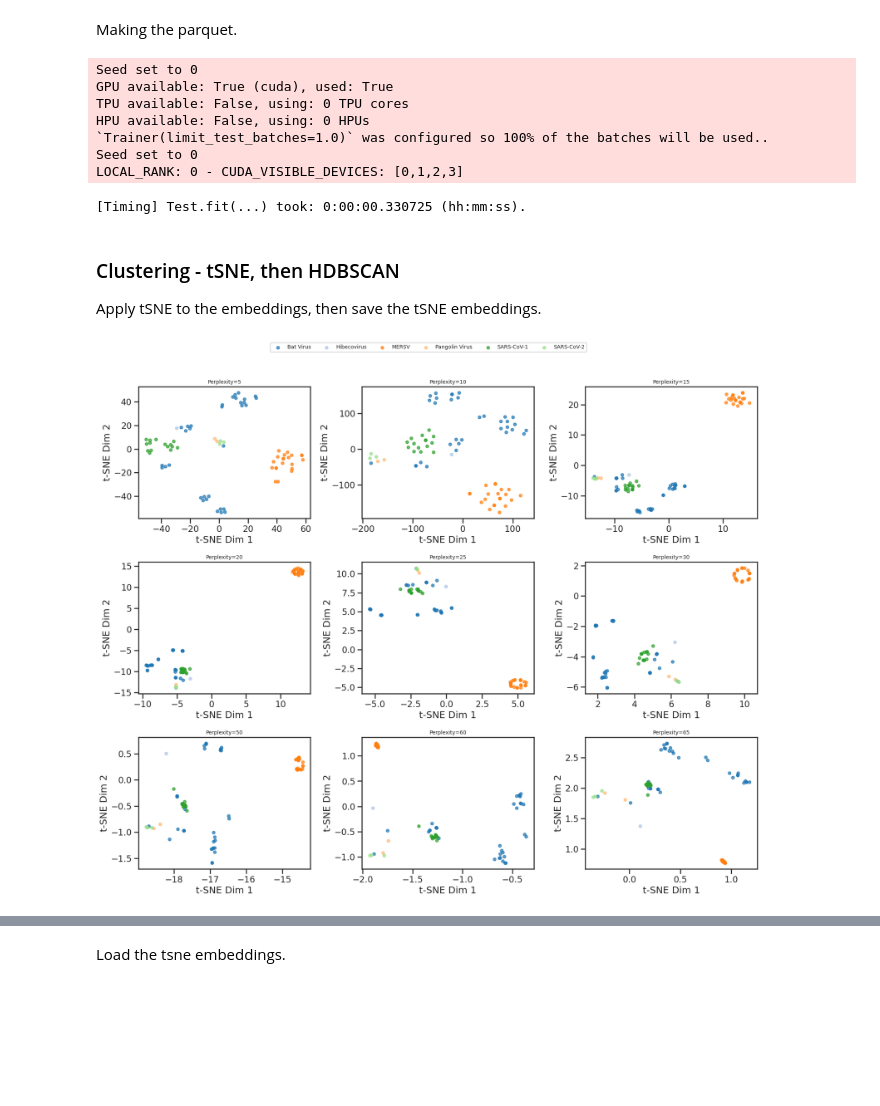
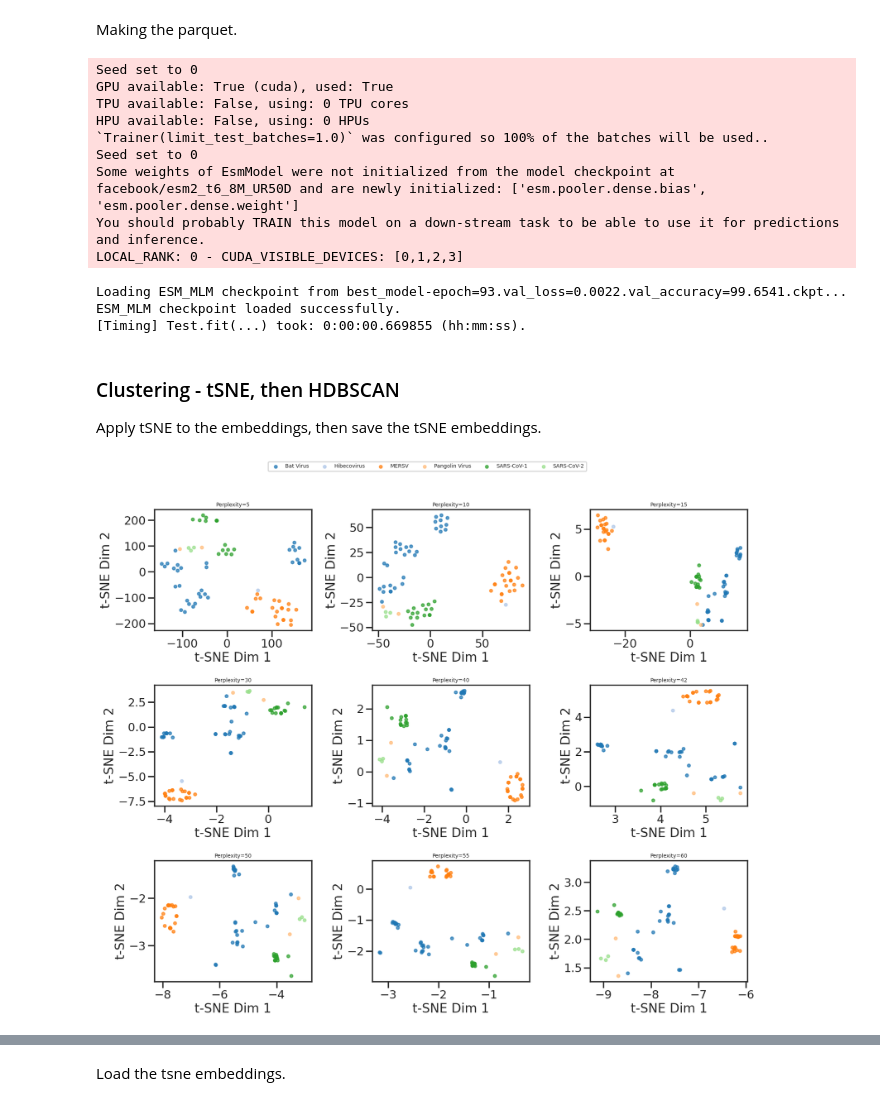
Before and after one commit to lanl/prime, a Jupyter notebook: notebooks/clustering/hdbscan_clustering-betacov.ipynb, the cells around one changed output, grey strips where cells are left out. Cells and saved outputs as stored; diff of their text form; code cells hidden in the pictures; blank space fills up the shorter version.

```diff
--- a/notebooks/clustering/hdbscan_clustering-betacov.ipynb
+++ b/notebooks/clustering/hdbscan_clustering-betacov.ipynb
@@ -17,7 +17,7 @@ import datetime
 import pandas as pd
 from torch.utils.data import Dataset, DataLoader
 
-from transformers import EsmTokenizer, EsmForMaskedLM
+from transformers import EsmTokenizer, EsmModel
 
 import lightning as L
 
@@ -74,21 +74,55 @@ class BetaCovDataModule(L.LightningDataModule):
         )
 
 class LightningProteinEsmEmbedder(L.LightningModule):
-    def __init__(self, max_len: int, csv_file:str, esm_version="facebook/esm2_t6_8M_UR50D", checkpoint=None):
+    def __init__(self, max_len: int, csv_file:str, esm_version="facebook/esm2_t6_8M_UR50D", from_esm_mlm=None):
         super().__init__()
         self.tokenizer = EsmTokenizer.from_pretrained(esm_version, cache_dir="../../.cache")
-        self.model = EsmForMaskedLM.from_pretrained(esm_version, cache_dir="../../.cache")
+        self.model = EsmModel.from_pretrained(esm_version, cache_dir="../../.cache")
+        self.from_esm_mlm = from_esm_mlm
         self.max_len = max_len
         self.csv_file = csv_file
         self.batch_dataframes = []
 
-        # Load fine-tuned weights from Lightning ckpt
-        if checkpoint is not None:
-            ckpt = torch.load(checkpoint, map_location="cpu")
-            self.load_state_dict(ckpt["state_dict"], strict=False)
+        # Load fine-tuned weights from Lightning ESM_MLM ckpt
+        if from_esm_mlm is not None:
+            if trainer.global_rank == 0: print(f"Loading ESM_MLM checkpoint from {from_esm_mlm}...")
 
-    def forward(self, x):
-        return self.model(**x, output_hidden_states=True)
+            ckpt = torch.load(from_esm_mlm, map_location="cpu")
+            state_dict = ckpt["state_dict"]
+
+            # Remove "model." prefix and filter out EsmMaskedLM specific keys
+            new_state_dict = {}
+            for key, value in state_dict.items():
+                # Remove "model." prefix
+                new_key = key.replace("model.esm.", "model.")
+
+                # Filter out EsmMaskedLM keys (e.g., lm_head.*)
+                if "lm_head" not in new_key:
+                    new_state_dict[new_key] = value
+
+            # Load weights non-strictly
+            missing, unexpected = self.load_state_dict(new_state_dict, strict=False)
+
+            # Define keys to ignore in missing list, these won't exist in the ESM_MLM
+            ignored_missing = {
+                'model.pooler.dense.weight', 'model.pooler.dense.bias'
+            }
+
+            # Filter out ignored missing keys
+            filtered_missing = [k for k in missing if k not in ignored_missing]
+
+            # Raise error if any unexpected keys are missing
+            if filtered_missing: raise RuntimeError(f"Missing unexpected keys from ESM_MLM checkpoint: {filtered_missing}")
+
+            if trainer.global_rank == 0:
+                print("ESM_MLM checkpoint loaded successfully.")
+
+                if unexpected: print("Unexpected keys:", unexpected)
+
+    def forward(self, input_ids, attention_mask):
+        esm_last_hidden_state = self.model(input_ids=input_ids, attention_mask=attention_mask).last_hidden_state # shape: [batch_size, sequence_length, embedding_dim]
+        esm_cls_embedding = esm_last_hidden_state[:, 0, :]  # CLS token embedding (sequence-level representations), [batch_size, embedding_dim]
+        return esm_cls_embedding
 
     def test_step(self, batch, batch_idx):
         seq_ids, variants, hosts, seqs = batch
@@ -96,8 +130,7 @@ class LightningProteinEsmEmbedder(L.LightningModule):
         tokenized_seqs = self.tokenizer(seqs, return_tensors="pt", padding=True, truncation=True, max_length=self.max_len)
         tokenized_seqs = {k: v.to(self.device) for k, v in tokenized_seqs.items()}
 
-        last_hidden_states = self(tokenized_seqs).hidden_states[-1]
-        cls_embeddings = last_hidden_states[:, 0, :]  # CLS token embedding (sequence-level representations)
+        cls_embeddings = self(input_ids=tokenized_seqs["input_ids"], attention_mask=tokenized_seqs["attention_mask"])
 
         # Create a DataFrame for the batch
         batch_df = pd.DataFrame({
@@ -114,7 +147,7 @@ class LightningProteinEsmEmbedder(L.LightningModule):
         result_df = pd.concat(self.batch_dataframes, ignore_index=True)
 
         # Save data to a Parquet file
-        save_as = self.csv_file.replace(".csv", "_CLS-embedded.parquet")
+        save_as = self.csv_file.replace(".csv", f"{'_from-esm-mlm' if self.from_esm_mlm is not None else ''}_CLS-embedded.parquet")
         result_df.to_parquet(save_as, index=False)
         print(f"Data saved to {save_as}.")
 
@@ -142,11 +175,11 @@ dm = BetaCovDataModule(
 dm.setup("test")
 
 model = LightningProteinEsmEmbedder(
-        max_len = dm.test_dataset.max_len + 2, # Account for CLS, EOS tokens
-        csv_file = os.path.join(data_dir, "betacoronavirus_seq.csv"),
-        esm_version="facebook/esm2_t6_8M_UR50D",
-        checkpoint="../../src/pnlp/ESM_MLM/logs/chicoma_version_21726715/ckpt/best_model-epoch=23.val_loss=0.0025.val_accuracy=99.6137.ckpt"
-    )
+    max_len = dm.test_dataset.max_len + 2, # Account for CLS, EOS tokens
+    csv_file = os.path.join(data_dir, "betacoronavirus_seq.csv"),
+    esm_version = "facebook/esm2_t6_8M_UR50D",
+    from_esm_mlm = "best_model-epoch=93.val_loss=0.0022.val_accuracy=99.6541.ckpt"
+)
 
 start_time = time.perf_counter()
 trainer.test(model, dm)  # Test model
@@ -159,8 +192,12 @@ TPU available: False, using: 0 TPU cores
 HPU available: False, using: 0 HPUs
 `Trainer(limit_test_batches=1.0)` was configured so 100% of the batches will be used..
 Seed set to 0
+Some weights of EsmModel were not initialized from the model checkpoint at facebook/esm2_t6_8M_UR50D and are newly initialized: ['esm.pooler.dense.bias', 'esm.pooler.dense.weight']
+You should probably TRAIN this model on a down-stream task to be able to use it for predictions and inference.
 LOCAL_RANK: 0 - CUDA_VISIBLE_DEVICES: [0,1,2,3]
-[Timing] Test.fit(...) took: 0:00:00.330725 (hh:mm:ss).
+Loading ESM_MLM checkpoint from best_model-epoch=93.val_loss=0.0022.val_accuracy=99.6541.ckpt...
+ESM_MLM checkpoint loaded successfully.
+[Timing] Test.fit(...) took: 0:00:00.669855 (hh:mm:ss).
 # %% [markdown]
 ### Clustering - tSNE, then HDBSCAN
 Apply tSNE to the embeddings, then save the tSNE embeddings.
@@ -172,7 +209,7 @@ import seaborn as sns
 import matplotlib.pyplot as plt
 from sklearn.manifold import TSNE
 
-def plot_tsne_grid(info_df, embedding_matrix, variant_column, color_map='tab20', perplexities=[5, 10, 15, 20, 25, 30, 50, 60, 65]):
+def plot_tsne_grid(info_df, embedding_matrix, variant_column, color_map='tab20', perplexities=[5, 10, 15, 30, 40, 42, 50, 55, 60]):
     n_rows = 3
     n_cols = 3
     fig, axes = plt.subplots(n_rows, n_cols, figsize=(18, 15))
@@ -189,34 +226,34 @@ def plot_tsne_grid(info_df, embedding_matrix, variant_column, color_map='tab20',
         embedding = tsne.fit_transform(embedding_matrix)
         embeddings_df = pd.DataFrame(embedding, columns=['DIM_1', 'DIM_2']).reset_index(drop=True)
         df = pd.concat([info_df, embeddings_df], axis=1)
         df['colors'] = df[variant_column].map(variant_colors)
 
         for variant in variant_labels:
             subset = df[df[variant_column] == variant]
             ax.scatter(subset['DIM_1'], subset['DIM_2'],
                        label=variant, c=[variant_colors[variant]], s=30, alpha=0.7)
 
         ax.set_title(f'Perplexity={perp}', fontsize=10)
         ax.set_xlabel('t-SNE Dim 1')
         ax.set_ylabel('t-SNE Dim 2')
 
     # Only show legend once in a free axis or the last axis
     handles, labels = ax.get_legend_handles_labels()
     fig.legend(handles, labels, loc='upper center', ncol=6, fontsize=10)
 
     plt.tight_layout(rect=[0, 0, 1, 0.95])
     plt.show()
 
 # Load in the data
 data_dir = "../../data/betacov"
-parquet_file = os.path.join(data_dir, f"betacoronavirus_seq_CLS-embedded.parquet")
+parquet_file = os.path.join(data_dir, f"betacoronavirus_seq_from-esm-mlm_CLS-embedded.parquet")
 embedded_df = pd.read_parquet(parquet_file, engine='fastparquet')
 embedding_matrix = np.vstack(embedded_df["embedding"])
 info_df = embedded_df.drop(columns=["embedding"])
 
 # Apply tSNE to reduce the dimensionality of the embedding matrix
 plot_tsne_grid(info_df, embedding_matrix, variant_column='variant')
 # %% [output]
-[figure, old version]
+[figure, new version]
 # %%
 # Save the embedding based off best perplexity
```
Also changed, not shown: parts of 12 cells of this notebook, 13 other files.
